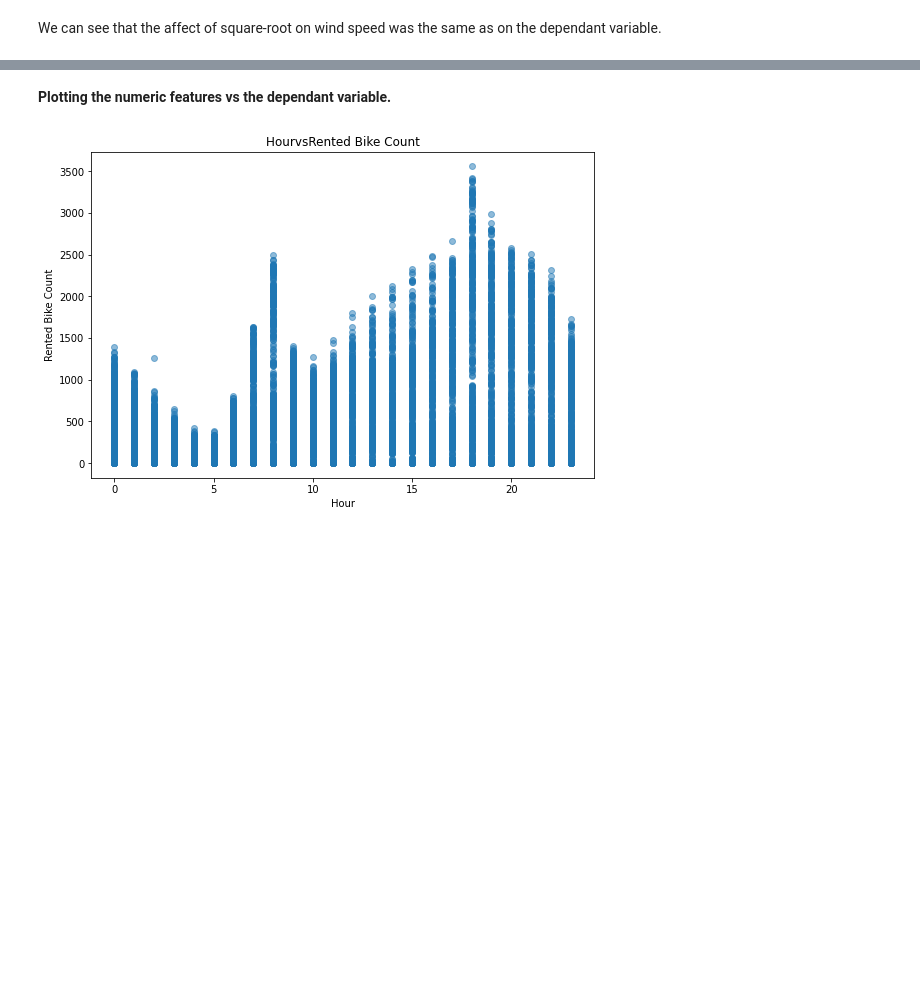
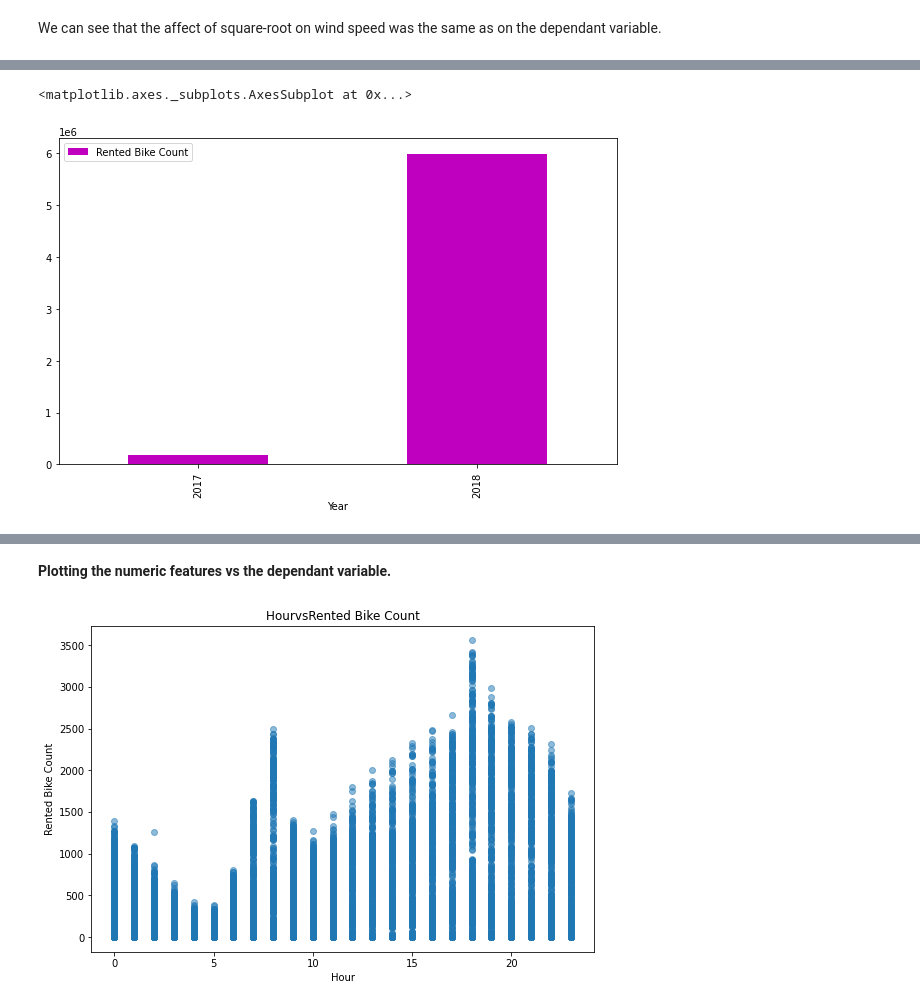
Before and after one commit to Ayushman0Singh/BikeSharingDemandPrediction, a Jupyter notebook: Bike_Sharing_Demand_Prediction_Capstone_Project.ipynb, the cells around one changed output, grey strips where cells are left out. Cells and saved outputs as stored; diff of their text form; code cells hidden in the pictures; blank space fills up the shorter version.

```diff
--- a/Bike_Sharing_Demand_Prediction_Capstone_Project.ipynb
+++ b/Bike_Sharing_Demand_Prediction_Capstone_Project.ipynb
@@ -233,0 +240,8 @@ Date is the one of the most important features here since we are trying to predi
+# %%
+#Converting date to date-month-year
+import datetime
+df['Year'] = pd.DatetimeIndex(df['Date']).year   #getting year column
+df['Month'] = pd.DatetimeIndex(df['Date']).month  #getting month column
+df['Day'] = pd.DatetimeIndex(df['Date']).day  #getting Day column
+df.drop(labels = 'Date', axis = 1, inplace = True)  # removing the date column
+df.sample(5)
@@ -233,0 +255,7 @@ Date is the one of the most important features here since we are trying to predi
+# %%
+#ploting rented bikes according to year
+year_bikecount = df.groupby(['Year'])['Rented Bike Count'].sum().reset_index()
+year_bikecount.plot(x="Year", y=["Rented Bike Count"], kind="bar", color = 'm',figsize=(10,6))
+# %% [output]
+<matplotlib.axes._subplots.AxesSubplot at 0x...>
+[figure, added]
```
Also changed, not shown: parts of 16 cells of this notebook.
